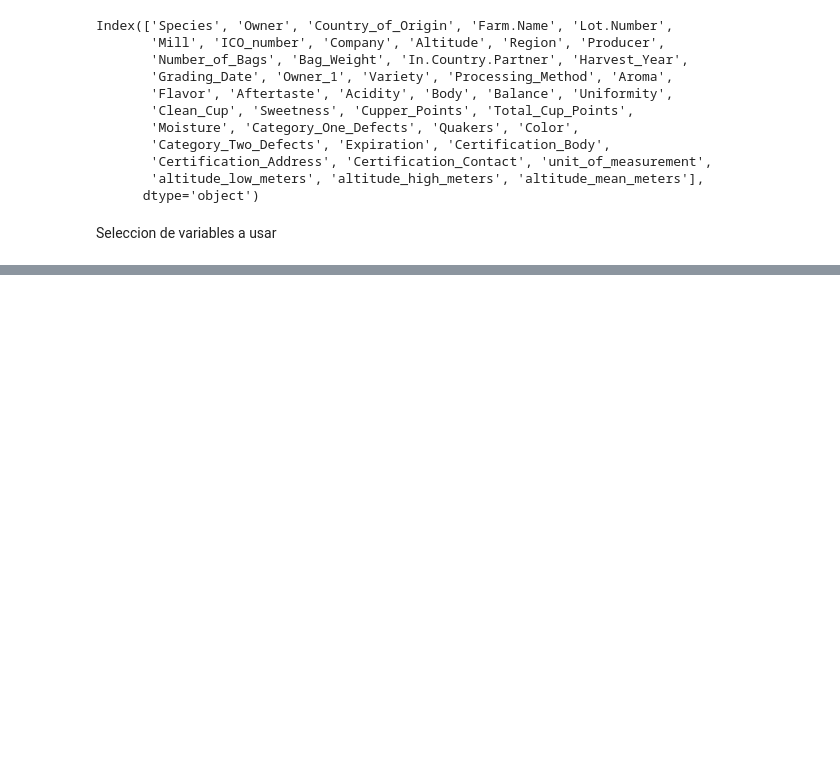
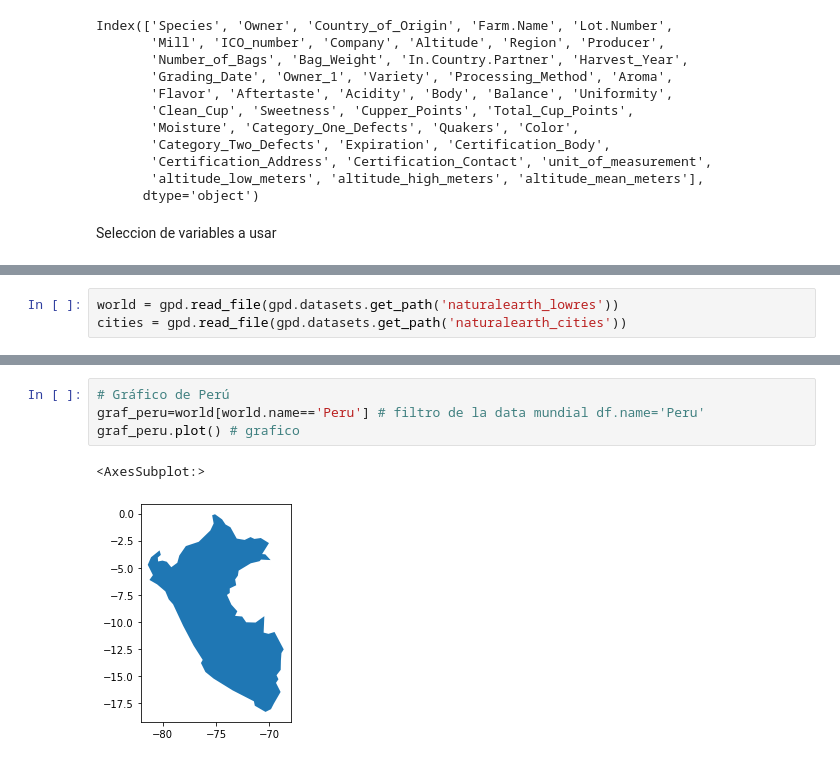
Before and after one commit to romeroelena16/PythonAnalytics, a Jupyter notebook: src/eda.ipynb, the cells around one changed output, grey strips where cells are left out. Cells and saved outputs as stored; diff of their text form; blank space fills up the shorter version.

```diff
--- a/src/eda.ipynb
+++ b/src/eda.ipynb
@@ -177,0 +293,3 @@ plt.show()
+# %%
+world = gpd.read_file(gpd.datasets.get_path('naturalearth_lowres'))
+cities = gpd.read_file(gpd.datasets.get_path('naturalearth_cities'))
@@ -177,0 +320,7 @@ plt.show()
+# %%
+# Gráfico de Perú
+graf_peru=world[world.name=='Peru'] # filtro de la data mundial df.name='Peru'
+graf_peru.plot() # grafico
+# %% [output]
+<AxesSubplot:>
+[figure, added]
```
Also changed, not shown: parts of 32 cells of this notebook.
